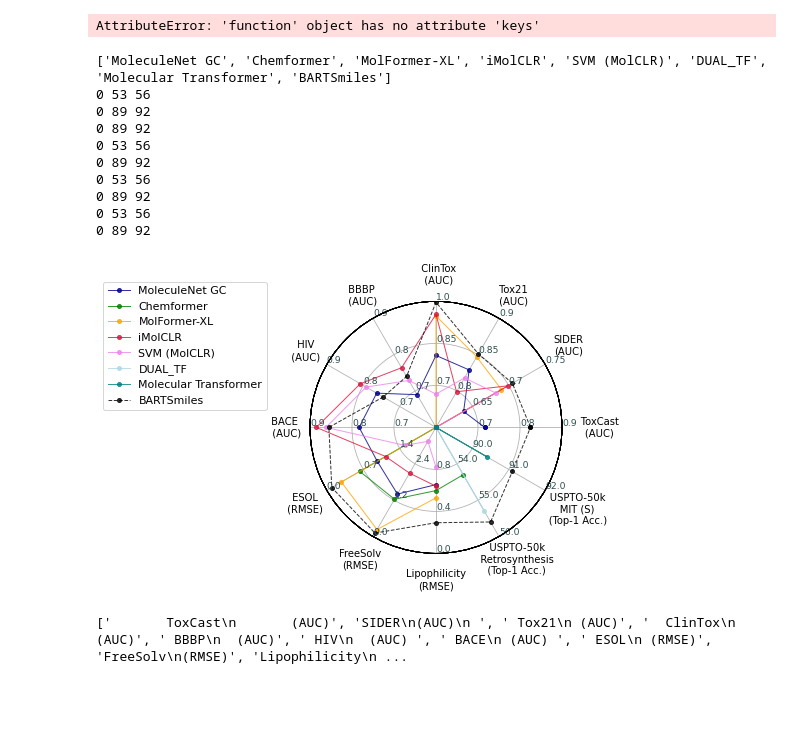
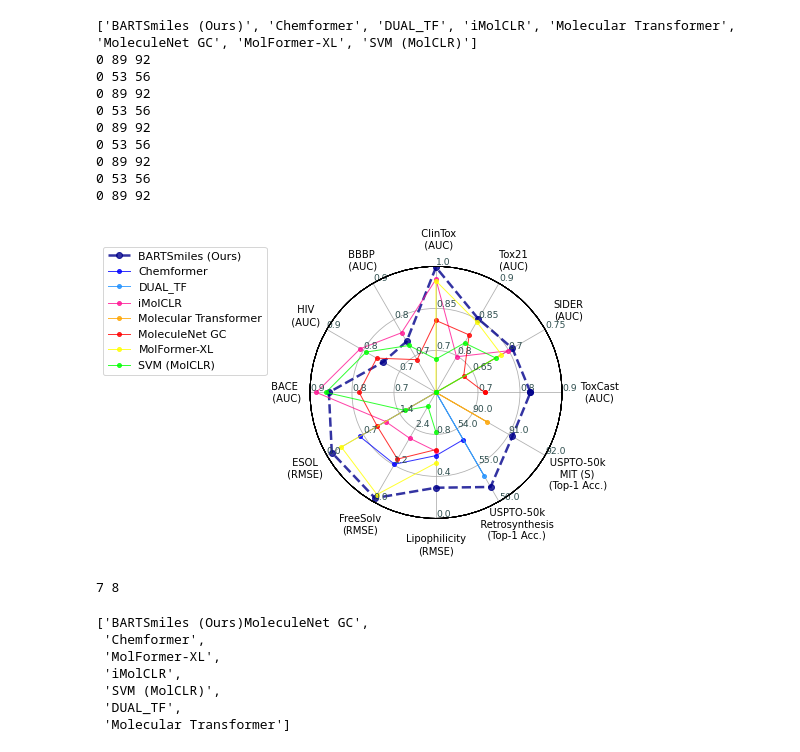
Before and after one commit to YerevaNN/fairseq, a Jupyter notebook: scripts/star_plot_.ipynb, the cells around one changed output. Drawn from its saved outputs; the diff is of its cells as text; code cells hidden in the pictures; blank space fills up the shorter version.

Commit message:
Radar plot final version

```diff
--- a/scripts/star_plot_.ipynb
+++ b/scripts/star_plot_.ipynb
@@ -31,9 +31,6 @@ matplotlib.rc('font', serif='Helvetica Neue',
 matplotlib.rc('text', usetex='false')
 matplotlib.rcParams.update({'font.size': 11})
 # matplotlib.rcParams.update({'label.font.weight': 11})
-matplotlib.rc()
-# %% [output]
-AttributeError: 'function' object has no attribute 'keys'
 # %%
 class ComplexRadar():
     def __init__(
@@ -142,14 +139,17 @@ data = [["       ToxCast\n       (AUC)", "SIDER\n(AUC)\n ", "Tox21\n (AUC)", "
          "ESOL\n (RMSE)", "FreeSolv\n(RMSE)", "Lipophilicity\n(RMSE)",
          "   USPTO-50k\n   Retrosynthesis\n   (Top-1 Acc.)",
          "\n      USPTO-50k\n      MIT (S)\n      (Top-1 Acc.)",],
-        [ MoleculeNet, #ChemBERTa, #D_MPNN, GROVER_large,
-         Chemformer, MolFormer_Xl,
+        [BARTSmiles, Chemformer,
+         DUAL_TF,
+         iMolCLR,
+         Mol_Trans,
+         MoleculeNet, #ChemBERTa, #D_MPNN, GROVER_large,
+         MolFormer_Xl,
          #MolCLR,
-         iMolCLR, #Attentive_FP, RF,
+          #Attentive_FP, RF,
          SVM, #GIN, TreeD_Infomax,
-         DUAL_TF,
-         Mol_Trans,
-         BARTSmiles ]]
+
+          ]]
 
 
 
@@ -162,22 +162,24 @@ ranges = [(0.52, 0.72), (0.69, 0.862), (0.61, 0.83),
 ranges = [(0.6, 0.9), (0.6, 0.75), (0.75, 0.9),
         (0.55, 1), (0.6, 0.9), (0.6, 0.9), (0.6, 0.9), (2.1, 0), (3.6, 0), (1.2, 0), (53, 56), (89, 92)]
 model_names = [
+    "BARTSmiles (Ours)",
+    "Chemformer",
+    "DUAL_TF",
+    "iMolCLR",
+    "Molecular Transformer",
     "MoleculeNet GC",
+
 #     'ChemBERTa',
 #     'D-MPNN',
 #     "GROVER large",
-    "Chemformer",
+
     "MolFormer-XL",
 #     "MolCLR",
-    "iMolCLR",
 #     "Attentive FP",
 #     "RF MolCLR",
     "SVM (MolCLR)",
 #     "GIN",
 #     "3D_Infomax",
-    "DUAL_TF",
-    "Molecular Transformer",
-    "BARTSmiles"
 ]
 
 print(model_names)
@@ -189,6 +191,7 @@ fig1 = plt.figure(figsize=(10, 5))
 radar = ComplexRadar(fig1, variables, ranges)
 
 col = [
+
     "darkblue",
 #     "darkgreen",
     "green",
@@ -197,40 +200,54 @@ col = [
 #     "orangered",
     "violet",
     "lightblue",
     "teal",
     "olive",
     "darkslategrey",
     "purple",
     "black",
 
 ]
 
 
+col = [ 'darkblue', '#0000ff', '#1e90ff', '#ff1493', '#ffa500', 'red', 'yellow', '#00ff00', 'lightgray']
+
+
+
 for i in range(len(data[1])):
-    if model_names[i] in ["BARTSmiles", "BARTSmiles Sample + ReRank", "BARTSmiles Beam-10"]:
-            radar.plot(data[1][i], color=col[-1], marker='o', markersize=4, linewidth=1, linestyle="dashed", label=model_names[i], alpha=0.8)
+    if model_names[i] in ["BARTSmiles (Ours)", "BARTSmiles", "BARTSmiles Sample + ReRank", "BARTSmiles Beam-10"]:
+            radar.plot(data[1][i], color=col[i], marker='o', markersize=6, linewidth=2.5, linestyle="dashed", label=model_names[i], alpha=0.8)
     else:
             radar.plot(data[1][i], color=col[i], marker='o', markersize=4, linewidth=1, label=model_names[i], alpha=0.8)
 
 radar.ax.legend(bbox_to_anchor=(-0.15, 1.1))
 
 plt.tight_layout()
 plt.show()
 fig1.savefig(f"{data_name}_cycle_.pdf", bbox_inches='tight')
 fig1.savefig(f"{data_name}_cycle_.png")
 # %% [output]
-['MoleculeNet GC', 'Chemformer', 'MolFormer-XL', 'iMolCLR', 'SVM (MolCLR)', 'DUAL_TF', 'Molecular Transformer', 'BARTSmiles']
-0 53 56
-0 89 92
+['BARTSmiles (Ours)', 'Chemformer', 'DUAL_TF', 'iMolCLR', 'Molecular Transformer', 'MoleculeNet GC', 'MolFormer-XL', 'SVM (MolCLR)']
 0 89 92
 0 53 56
 0 89 92
 0 53 56
 0 89 92
 0 53 56
 0 89 92
+0 53 56
+0 89 92
-[figure, old version]
+[figure, new version]
-# %%
-print(variables)
-# %% [output]
-['       ToxCast\n       (AUC)', 'SIDER\n(AUC)\n ', ' Tox21\n (AUC)', '  ClinTox\n  (AUC)', ' BBBP\n  (AUC)', ' HIV\n  (AUC) ', ' BACE\n (AUC) ', ' ESOL\n (RMSE)', 'FreeSolv\n(RMSE)', 'Lipophilicity\n ...
+# %%
+print(len(model_names), len(data[1]))
+# %% [output]
+7 8
+# %%
+model_names
+# %% [output]
+['BARTSmiles (Ours)MoleculeNet GC',
+ 'Chemformer',
+ 'MolFormer-XL',
+ 'iMolCLR',
+ 'SVM (MolCLR)',
+ 'DUAL_TF',
+ 'Molecular Transformer']
```
